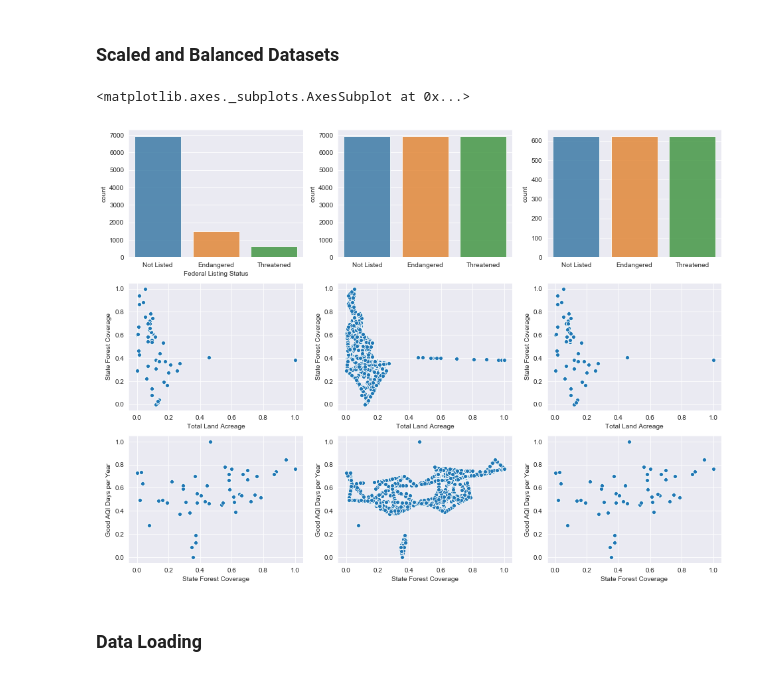
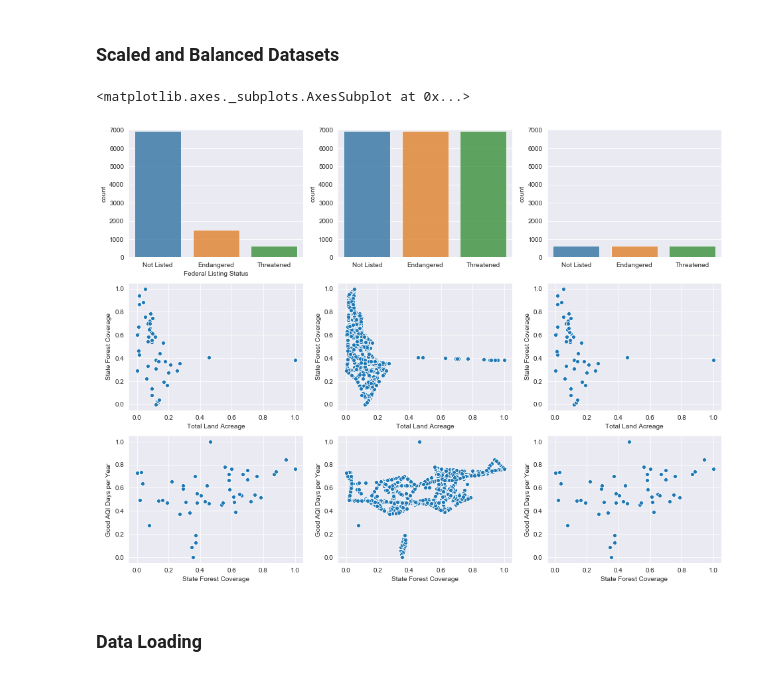
Before and after one commit to acdick/endangered_species_classification, a Jupyter notebook: Source/05_Feature_Engineering.ipynb, the cells around one changed output. Drawn from its saved outputs; the diff is of its cells as text; code cells hidden in the pictures.

```diff
--- a/Source/05_Feature_Engineering.ipynb
+++ b/Source/05_Feature_Engineering.ipynb
@@ -243,21 +243,24 @@ X_train_under.describe()
 # %%
 # plot comparison of unbalanced and balanced training sets
 fig, axes = plt.subplots(3, 3, figsize=(16,12))
 
 sns.countplot(y_train,       order=y_train.value_counts().index, alpha=0.8, ax = axes[0,0])
 sns.countplot(y_train_smote, order=y_train.value_counts().index, alpha=0.8, ax = axes[0,1])
 sns.countplot(y_train_under, order=y_train.value_counts().index, alpha=0.8, ax = axes[0,2])
+axes[0,0].set_ylim(0,7000)
+axes[0,1].set_ylim(0,7000)
+axes[0,2].set_ylim(0,7000)
 
 sns.scatterplot(x=X_train.columns[0],       y=X_train.columns[1],       data=X_train,       ax = axes[1,0])
 sns.scatterplot(x=X_train_smote.columns[0], y=X_train_smote.columns[1], data=X_train_smote, ax = axes[1,1])
 sns.scatterplot(x=X_train_under.columns[0], y=X_train_under.columns[1], data=X_train_under, ax = axes[1,2])
 
 sns.scatterplot(x=X_train.columns[1],       y=X_train.columns[2],       data=X_train,       ax = axes[2,0])
 sns.scatterplot(x=X_train_smote.columns[1], y=X_train_smote.columns[2], data=X_train_smote, ax = axes[2,1])
 sns.scatterplot(x=X_train_under.columns[1], y=X_train_under.columns[2], data=X_train_under, ax = axes[2,2])
 # %% [output]
 <matplotlib.axes._subplots.AxesSubplot at 0x...>
-[figure, old version]
+[figure, new version]
 # %% [markdown]
 ### Data Loading
 # %%
```
Also changed, not shown: parts of 7 cells of this notebook, 3 other files.
